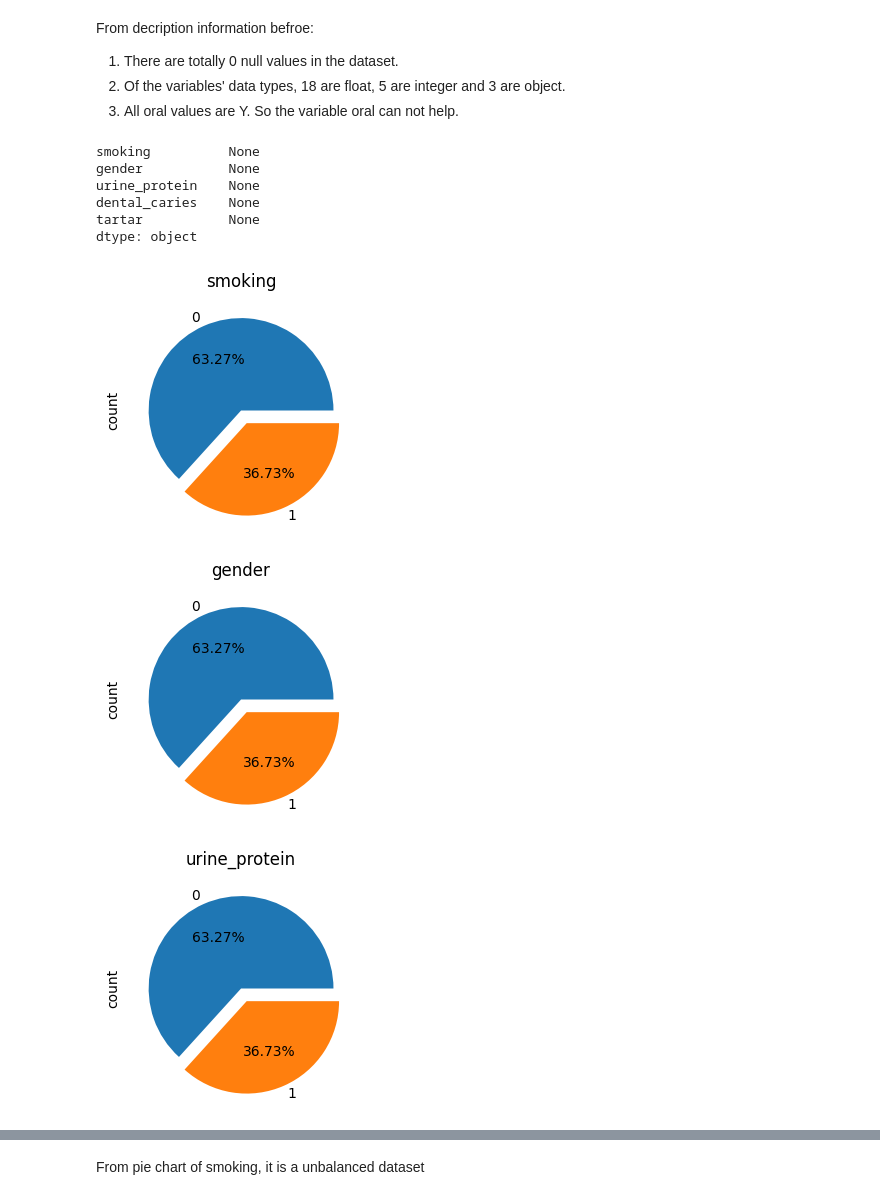
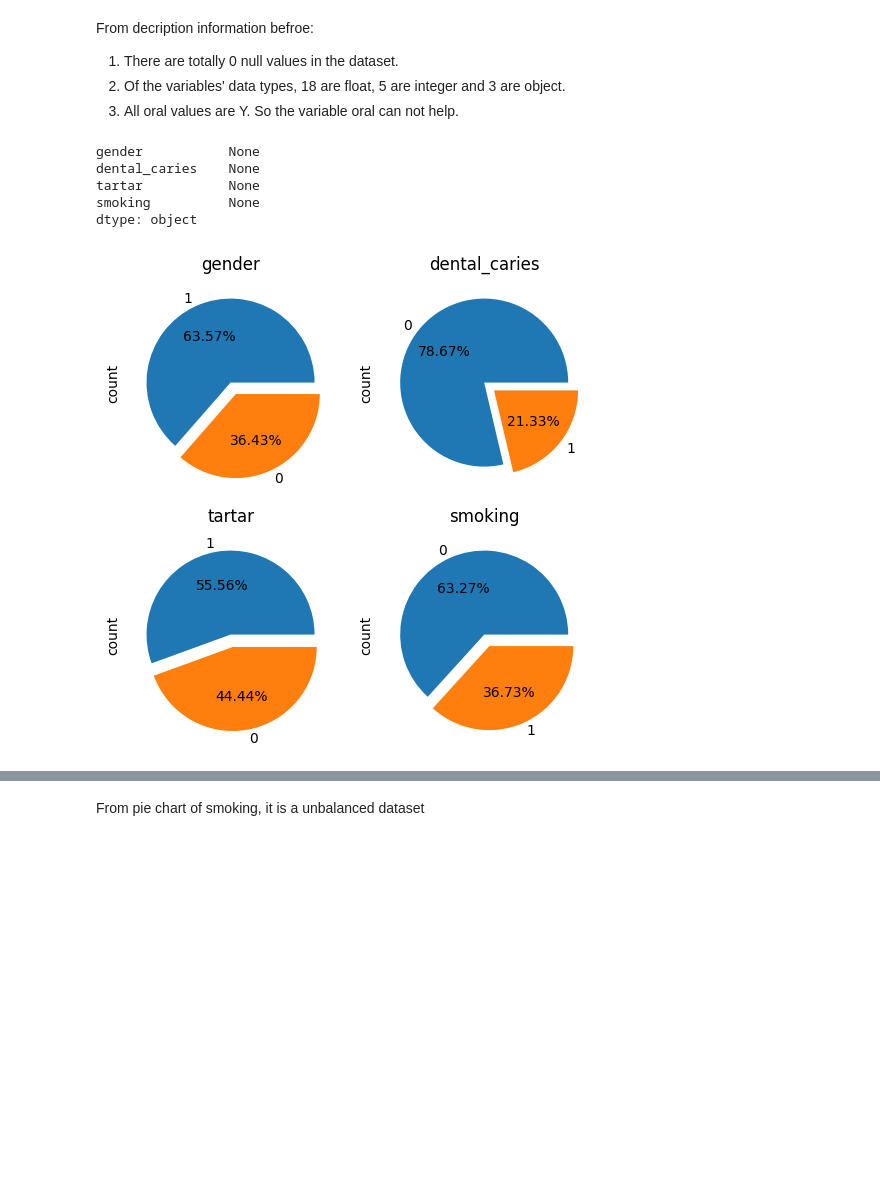
Before and after one commit to Coconut3223/Bio-Signal-Analysis-for-Smoking-Prediction, a Jupyter notebook: analysis.ipynb, the cells around one changed output, grey strips where cells are left out. Cells and saved outputs as stored; diff of their text form; code cells hidden in the pictures; blank space fills up the shorter version.

```diff
--- a/analysis.ipynb
+++ b/analysis.ipynb
@@ -47,14 +48,2 @@ import seaborn as sns
 import warnings
 warnings.filterwarnings("ignore")
-# %%
-smoking = pd.read_csv("./data/smoking.csv")
-df = smoking.drop("ID", axis = 1)
-
-df.rename(
-    columns = {"height(cm)" : "height_cm", "weight(kg)" : "weight_kg", "waist(cm)" : "waist_cm",
-               "eyesight(left)" : "eyesight_left", "eyesight(right)" : "eyesight_right",
-               "hearing(left)" : "hearing_left", "hearing(right)" : "hearing_right",
-               "fasting blood sugar" : "fasting_blood_sugar", "Cholesterol" : "cholesterol",
-               "HDL" : "hdl", "LDL" : "ldl", "Urine protein" : "urine_protein", "serum creatinine" : "serum_creatinine",
-               "AST" : "ast", "ALT" : "alt", "Gtp" : "gtp", "dental caries" : "dental_caries"},
-        inplace = True)
@@ -116,19 +113,21 @@ From decription information befroe:
 2.  Of the variables' data types, 18 are float, 5 are integer and 3 are object.
 3.  All oral values are Y. So the variable oral can not help.
 # %%
+
+fig, axes =  plt.subplots(2, 2, figsize = (6, 6))
+ax, axes = 0, axes.flatten()
+
 def pie_plt(data):
-    plt.figure(figsize = [3, 3], clear = True)
-    plt.title(data.name)
-    df["smoking"].value_counts().plot.pie(explode = [0, 0.15], autopct='%1.2f%%')
-
-df[['smoking', 'gender', 'urine_protein', 'dental_caries', 'tartar']].apply(pie_plt, axis=0)
+    global ax
+    data.value_counts().plot.pie(explode = [0, 0.15], autopct='%1.2f%%', ax=axes[ax]
+                                 ).set(title = data.name)
+    ax += 1
+# df[['smoking', 'gender', 'urine_protein', 'dental_caries', 'tartar']].apply(pie_plt, axis=0)
+df.select_dtypes('int').drop(columns=['age', 'height_cm', 'weight_kg']).apply(pie_plt, axis=0)
 # %% [output]
-smoking          None
 gender           None
-urine_protein    None
 dental_caries    None
 tartar           None
+smoking          None
 dtype: object
-[figure, old version]
+[figure, new version]
-[figure, removed]
-[figure, removed]
```
Also changed, not shown: parts of 12 cells of this notebook, 1 other file.
